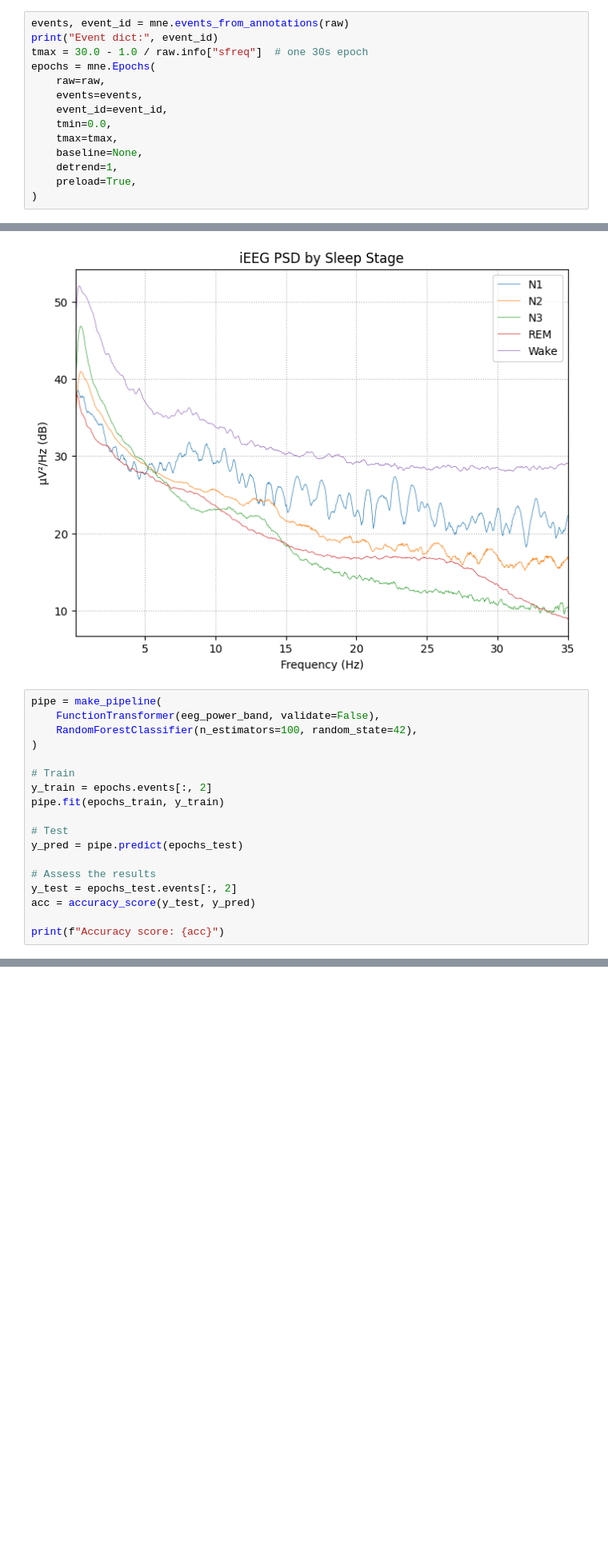
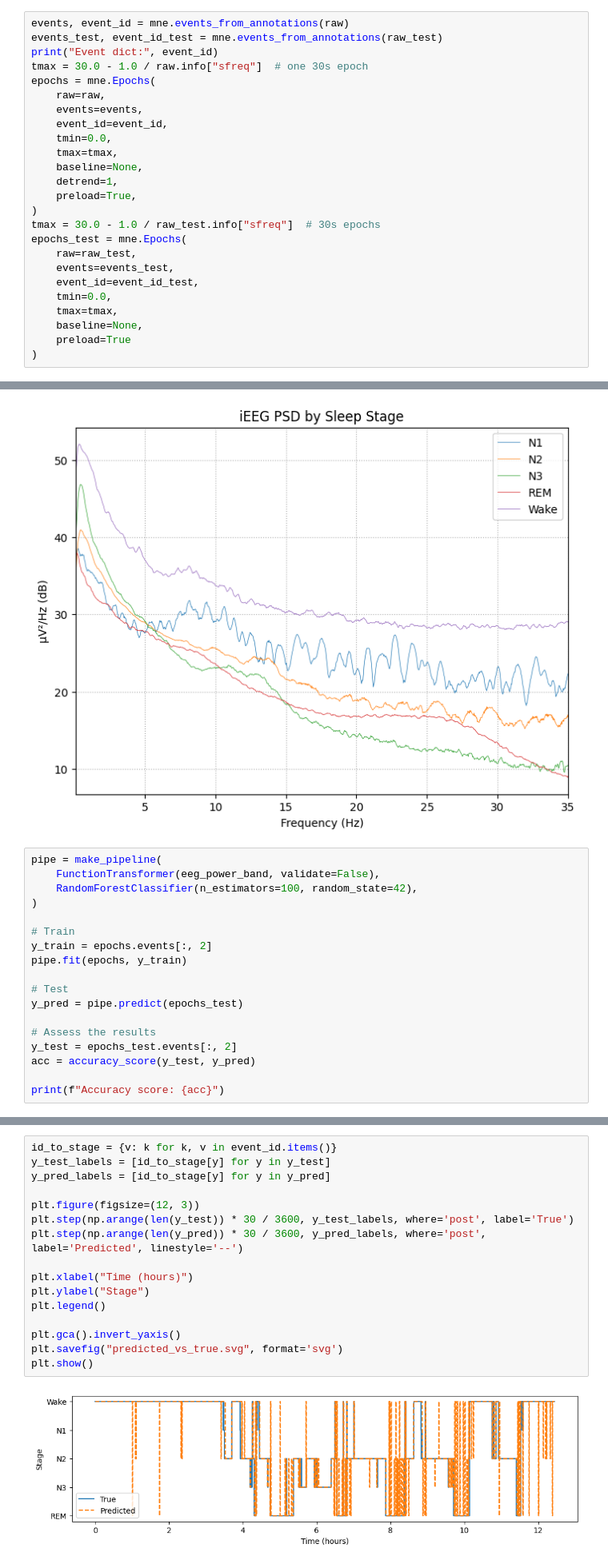
Before and after one commit to AbdelRayan/Human_SleepSCoring, a Jupyter notebook: Tim/eeg_vis.ipynb, the cells around one changed output, grey strips where cells are left out. Shown at 80% size. Cells and saved outputs as stored; diff of their text form; blank space fills up the shorter version.

Commit message:
Created the first predicted hypnogram

```diff
--- a/Tim/eeg_vis.ipynb
+++ b/Tim/eeg_vis.ipynb
@@ -127,6 +192,7 @@ raw.set_annotations(annotations)
 |  | Lowpass | 125.00 Hz |
 # %%
 events, event_id = mne.events_from_annotations(raw)
+events_test, event_id_test = mne.events_from_annotations(raw_test)
 print("Event dict:", event_id)
 tmax = 30.0 - 1.0 / raw.info["sfreq"]  # one 30s epoch
 epochs = mne.Epochs(
@@ -139,4 +205,14 @@ epochs = mne.Epochs(
     detrend=1,
     preload=True,
 )
+tmax = 30.0 - 1.0 / raw_test.info["sfreq"]  # 30s epochs
+epochs_test = mne.Epochs(
+    raw=raw_test,
+    events=events_test,
+    event_id=event_id_test,
+    tmin=0.0,
+    tmax=tmax,
+    baseline=None,
+    preload=True
+)
 # %% [output]
@@ -210,7 +293,7 @@ pipe = make_pipeline(
 
 # Train
 y_train = epochs.events[:, 2]
-pipe.fit(epochs_train, y_train)
+pipe.fit(epochs, y_train)
 
 # Test
 y_pred = pipe.predict(epochs_test)
@@ -222,0 +330,18 @@ print(f"Accuracy score: {acc}")
+# %%
+id_to_stage = {v: k for k, v in event_id.items()}
+y_test_labels = [id_to_stage[y] for y in y_test]
+y_pred_labels = [id_to_stage[y] for y in y_pred]
+
+plt.figure(figsize=(12, 3))
+plt.step(np.arange(len(y_test)) * 30 / 3600, y_test_labels, where='post', label='True')
+plt.step(np.arange(len(y_pred)) * 30 / 3600, y_pred_labels, where='post', label='Predicted', linestyle='--')
+
+plt.xlabel("Time (hours)")
+plt.ylabel("Stage")
+plt.legend()
+
+plt.gca().invert_yaxis()
+plt.savefig("predicted_vs_true.svg", format='svg')
+plt.show()
+# %% [output]
+[figure, added]
```
Also changed, not shown: parts of 6 cells of this notebook.
